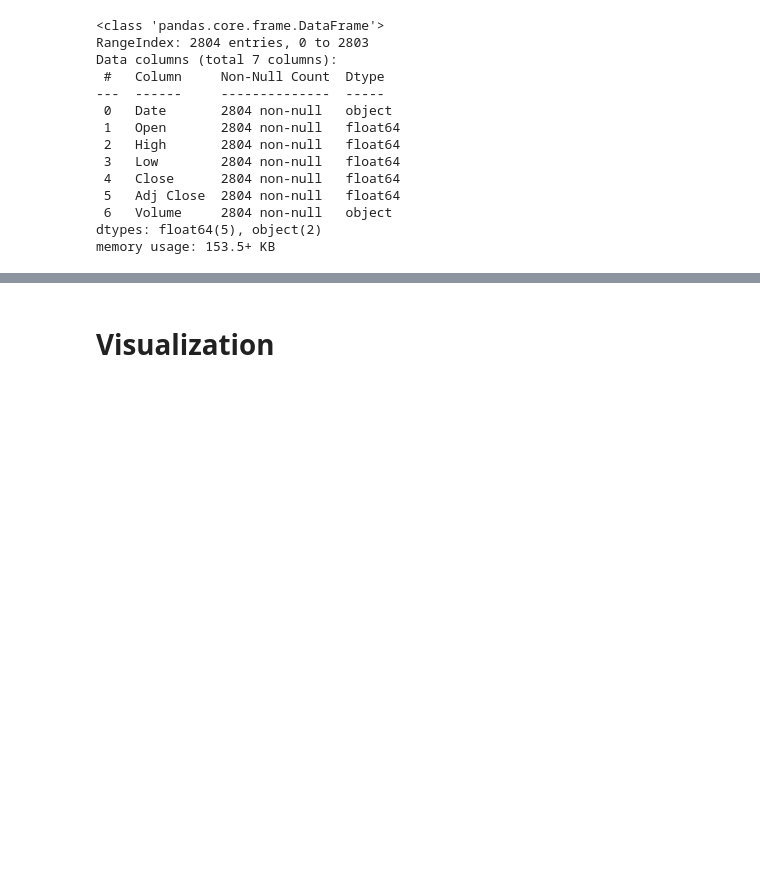
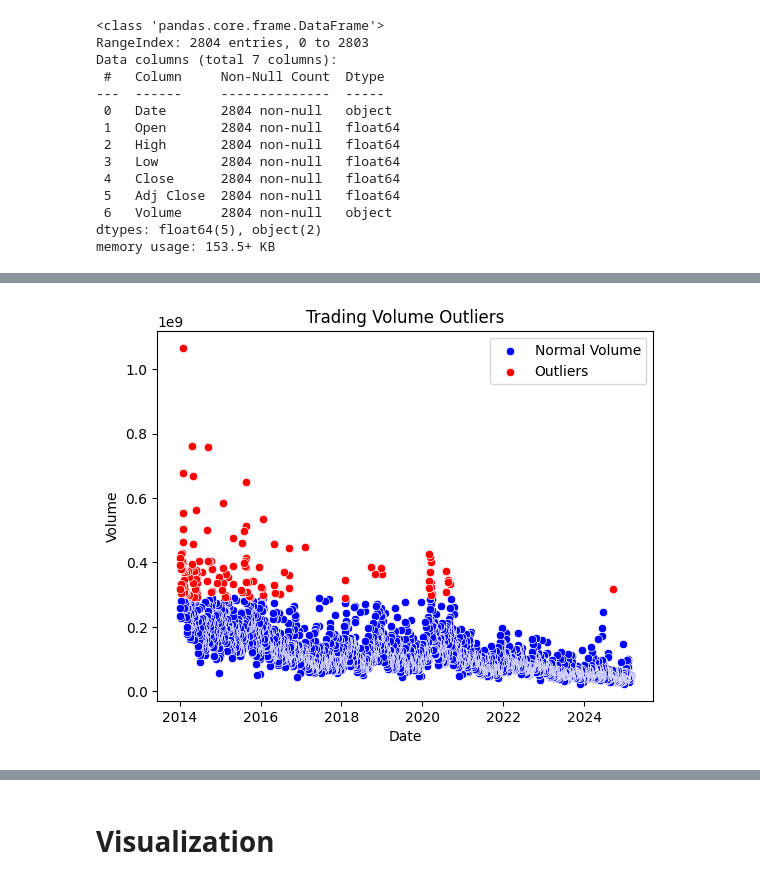
Before and after one commit to OPCoderman/DEP_project_apple_stock_investigation, a Jupyter notebook: visualization .ipynb, the cells around one changed output, grey strips where cells are left out. Drawn from its saved outputs; the diff is of its cells as text; code cells hidden in the pictures; blank space fills up the shorter version.

```diff
--- a/visualization .ipynb
+++ b/visualization .ipynb
@@ -61,0 +152,15 @@ Could not infer format, so each element will be parsed individually, falling bac
+# %%
+# Scatter plot for volume
+sns.scatterplot(x=df["Date"], y=df["Volume"], color="blue", label="Normal Volume")
+
+# Highlight Outliers
+outlier_volume = df[(df["Volume"] > upper_bound) | (df["Volume"] < lower_bound)]
+sns.scatterplot(x=outlier_volume["Date"], y=outlier_volume["Volume"], color="red", label="Outliers")
+
+plt.xlabel("Date")
+plt.ylabel("Volume")
+plt.title("Trading Volume Outliers")
+plt.legend()
+plt.show()
+# %% [output]
+[figure, added]
```
Also changed, not shown: parts of 9 cells of this notebook.
